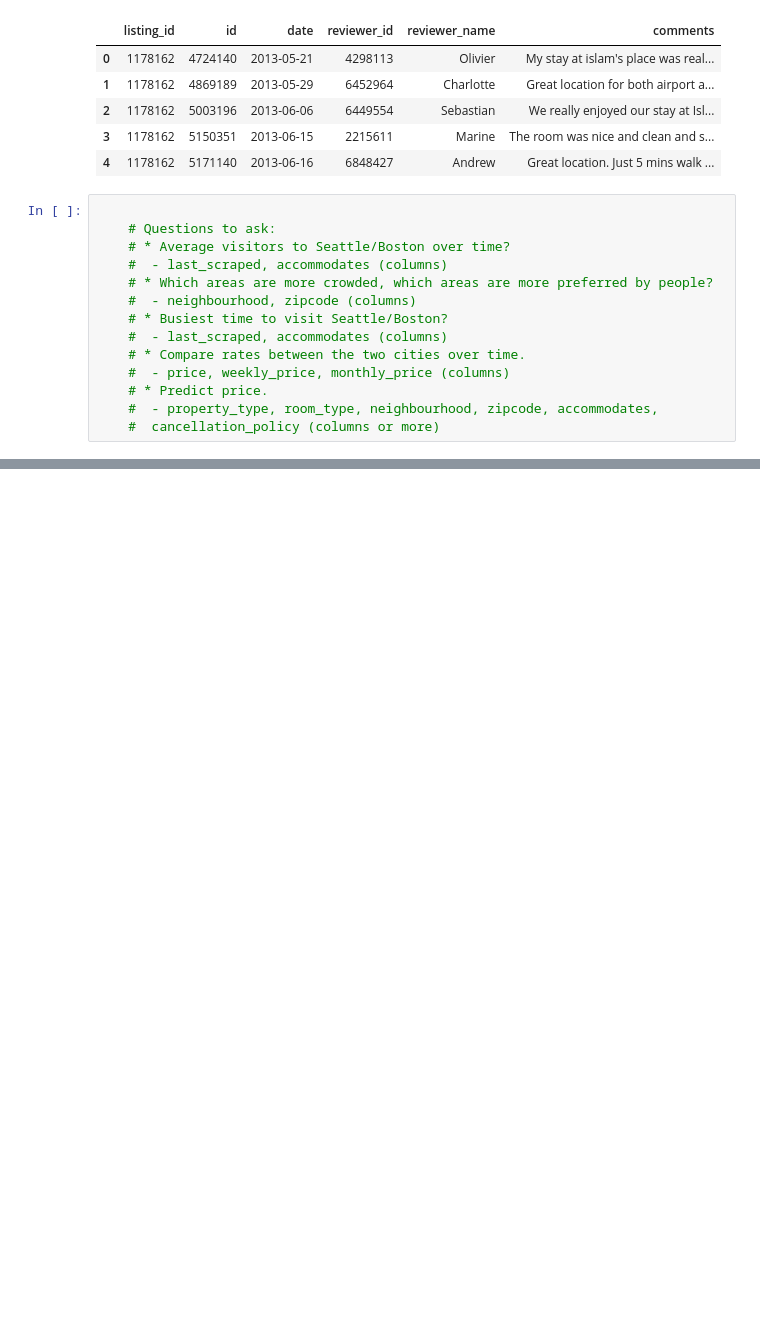
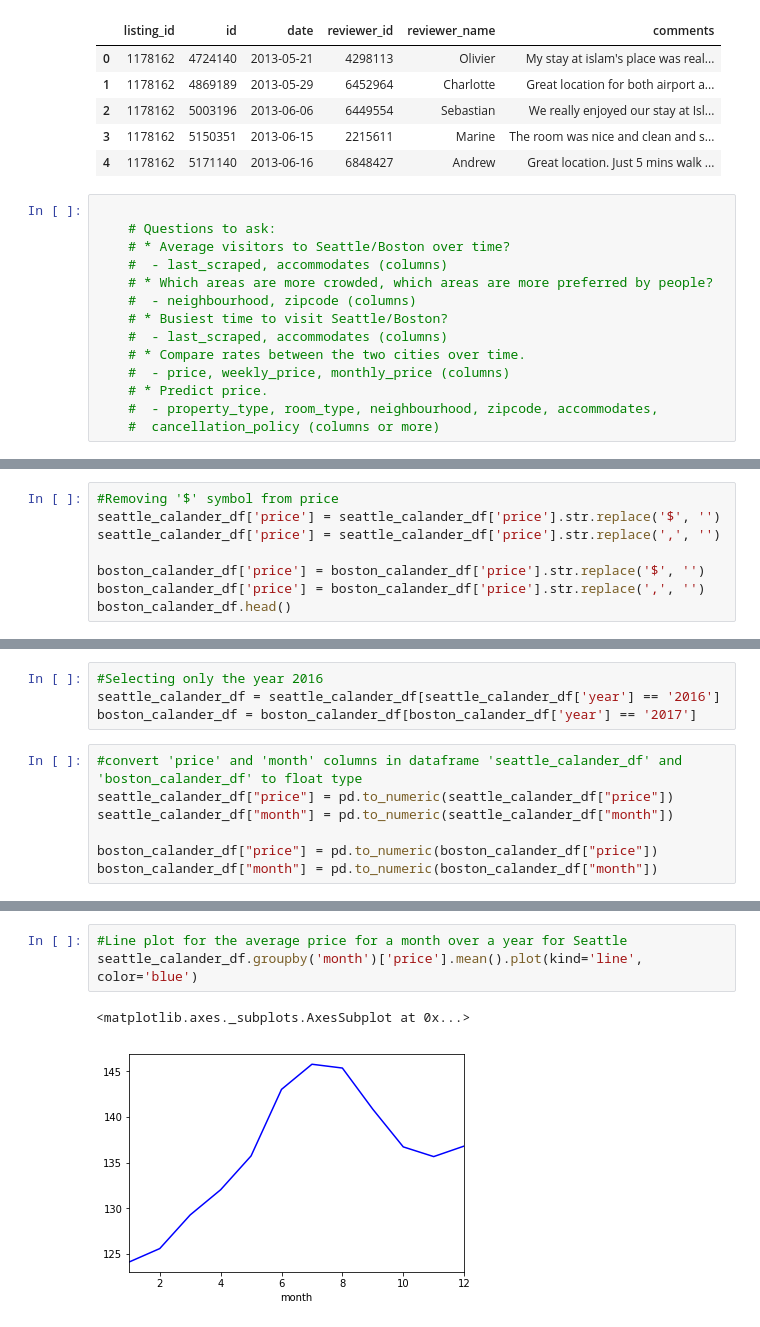
Before and after one commit to jyothishkjames/Seattle-Boston-Airbnb-Data-Analysis, a Jupyter notebook: data_prepration.ipynb, the cells around one changed output, grey strips where cells are left out. Drawn from its saved outputs; the diff is of its cells as text; blank space fills up the shorter version.

```diff
--- a/data_prepration.ipynb
+++ b/data_prepration.ipynb
@@ -153,0 +122,8 @@ seattle_listings_df_ploat=seattle_listings_df[['last_scraped', 'price']]
+# %%
+#Removing '$' symbol from price
+seattle_calander_df['price'] = seattle_calander_df['price'].str.replace('$', '')
+seattle_calander_df['price'] = seattle_calander_df['price'].str.replace(',', '')
+
+boston_calander_df['price'] = boston_calander_df['price'].str.replace('$', '')
+boston_calander_df['price'] = boston_calander_df['price'].str.replace(',', '')
+boston_calander_df.head()
@@ -153,0 +137,11 @@ seattle_listings_df_ploat=seattle_listings_df[['last_scraped', 'price']]
+# %%
+#Selecting only the year 2016
+seattle_calander_df = seattle_calander_df[seattle_calander_df['year'] == '2016']
+boston_calander_df = boston_calander_df[boston_calander_df['year'] == '2017']
+# %%
+#convert 'price' and 'month' columns in dataframe 'seattle_calander_df' and 'boston_calander_df' to float type
+seattle_calander_df["price"] = pd.to_numeric(seattle_calander_df["price"])
+seattle_calander_df["month"] = pd.to_numeric(seattle_calander_df["month"])
+
+boston_calander_df["price"] = pd.to_numeric(boston_calander_df["price"])
+boston_calander_df["month"] = pd.to_numeric(boston_calander_df["month"])
@@ -153,0 +157,6 @@ seattle_listings_df_ploat=seattle_listings_df[['last_scraped', 'price']]
+# %%
+#Line plot for the average price for a month over a year for Seattle
+seattle_calander_df.groupby('month')['price'].mean().plot(kind='line', color='blue')
+# %% [output]
+<matplotlib.axes._subplots.AxesSubplot at 0x...>
+[figure, added]
```
Also changed, not shown: parts of 18 cells of this notebook.
